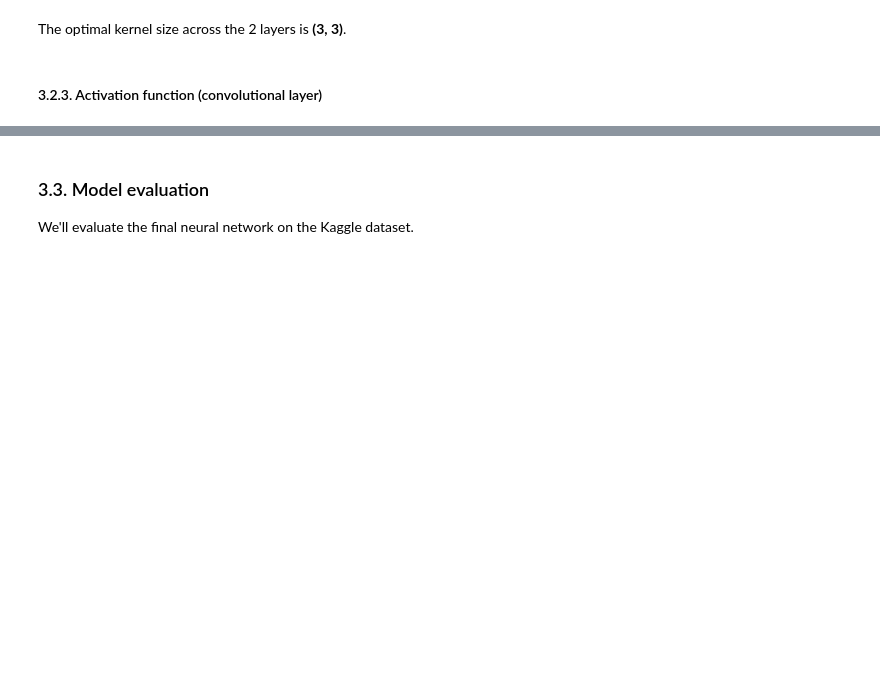
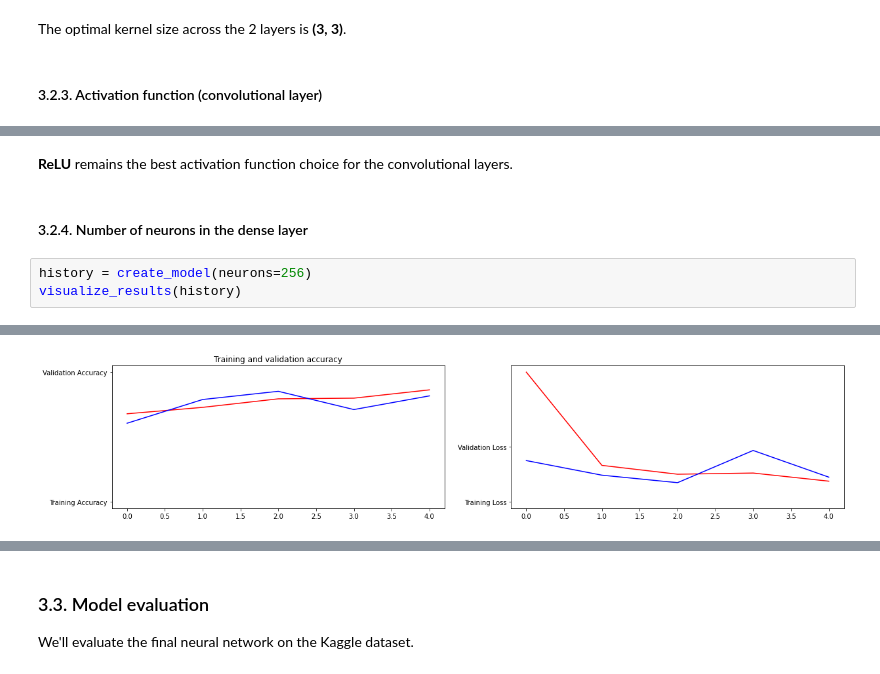
Before and after one commit to sabinagio/do-you-see-what-AI-see, a Jupyter notebook: 3-simple-CNN-model.ipynb, the cells around one changed output, grey strips where cells are left out. Drawn from its saved outputs; the diff is of its cells as text; blank space fills up the shorter version.

```diff
--- a/3-simple-CNN-model.ipynb
+++ b/3-simple-CNN-model.ipynb
@@ -445,0 +491,8 @@ The optimal kernel size across the 2 layers is **(3, 3)**.
+# %% [markdown]
+**ReLU** remains the best activation function choice for the convolutional layers.
+# %% [markdown]
+#### 3.2.4. Number of neurons in the dense layer
+# %%
+history = create_model(neurons=256)
+visualize_results(history)
+# %% [output]
@@ -445,0 +509 @@ The optimal kernel size across the 2 layers is **(3, 3)**.
+[figure, added]
```
Also changed, not shown: parts of 25 cells of this notebook.
